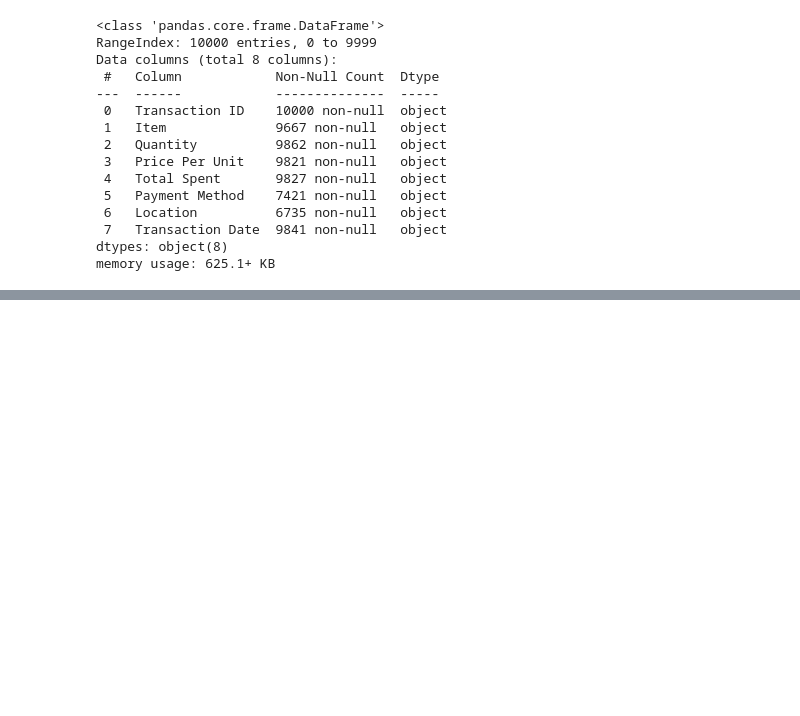
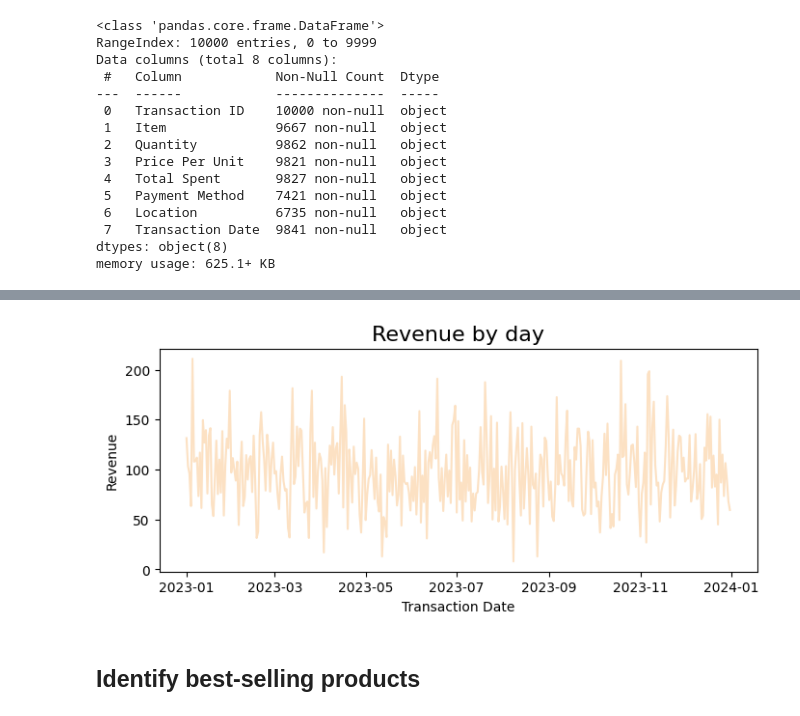
Before and after one commit to nh-adorie/learning_python, a Jupyter notebook: data/cafe_sales.ipynb, the cells around one changed output, grey strips where cells are left out. Cells and saved outputs as stored; diff of their text form; code cells hidden in the pictures; blank space fills up the shorter version.

Commit message:
cafe sales data done

```diff
--- a/data/cafe_sales.ipynb
+++ b/data/cafe_sales.ipynb
@@ -138,0 +152,4 @@ item_to_price
+# %%
+# Fill down in 'Transaction Date'
+
+raw['Transaction Date'] = raw['Transaction Date'].ffill() # ffill replaces the null values with the value from the previous row
@@ -138,0 +170,2 @@ item_to_price
+# %%
+data=raw
@@ -138,0 +191,4 @@ item_to_price
+# %%
+revenue_by_day = data.groupby('Transaction Date')['Total Spent'].sum().reset_index()
+# %%
+revenue_by_day = revenue_by_day.rename(columns={'Total Spent': 'Revenue'})
@@ -138,0 +211,16 @@ item_to_price
+# %%
+fig = plt.subplots(figsize = (8,3))
+plt.plot(
+    revenue_by_day['Transaction Date'],
+    revenue_by_day['Revenue'],
+    color = '#FCE1C3'
+)
+plt.title('Revenue by day', fontsize=16)
+plt.xlabel('Transaction Date')
+plt.ylabel('Revenue')
+
+plt.show()
+# %% [output]
+[figure, added]
+# %% [markdown]
+## Identify best-selling products
```
Also changed, not shown: parts of 24 cells of this notebook, 2 other files.
